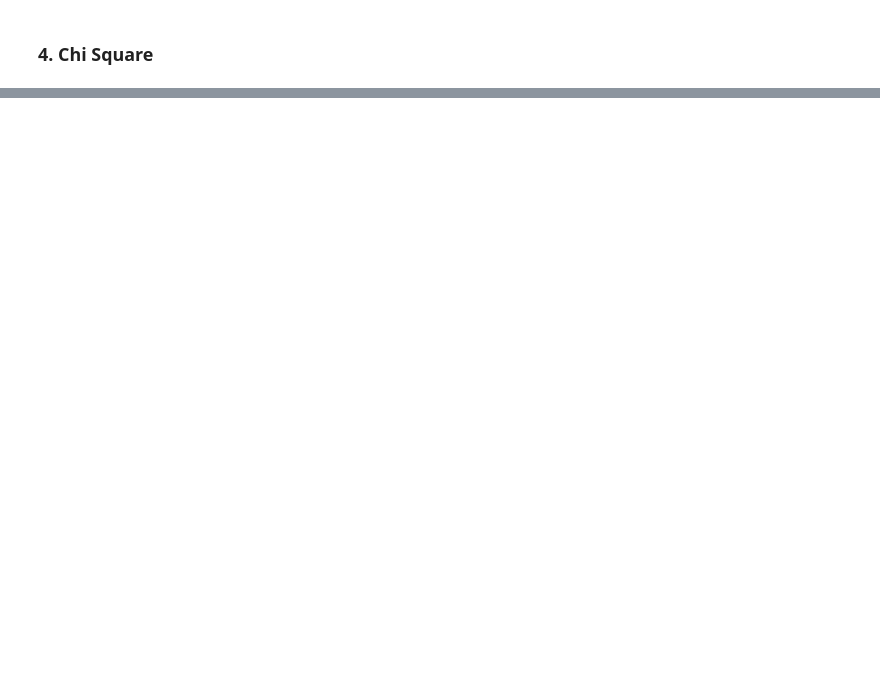
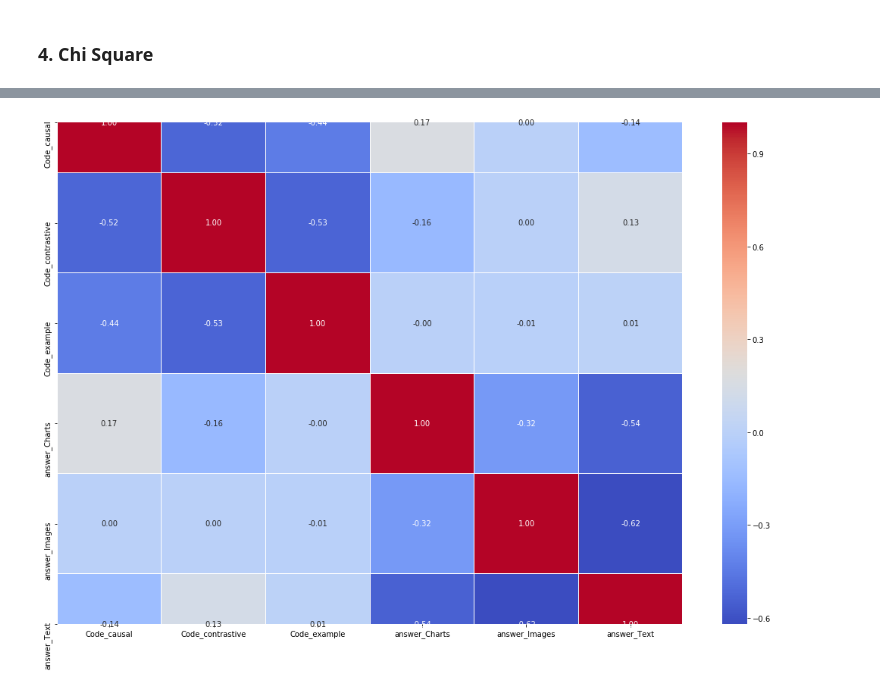
Before and after one commit to tasjian/CS6460, a Jupyter notebook: CS6460 data analysis-April-10.ipynb, the cells around one changed output, grey strips where cells are left out. Saved outputs shown, nothing was run; the diff lists cells and outputs as text; code cells hidden in the pictures; blank space fills up the shorter version.

```diff
--- a/CS6460 data analysis-April-10.ipynb
+++ b/CS6460 data analysis-April-10.ipynb
@@ -94,0 +130,5 @@ print(res)
+# %%
+# convert to categorical using one hot encoding
+#data = pd.get_dummies(data, columns=["Code", "answer"]).head()
+data = pd.get_dummies(data, dummy_na=True)
+data
@@ -94,0 +149,10 @@ print(res)
+# %%
+# Correlation Matrix Heatmap
+data_dropped = data.drop(['Code_nan', 'scale', 'answer_nan'], axis=1)
+f, ax = plt.subplots(figsize=(18.5, 10.5))
+corr = data_dropped.corr()
+hm = sns.heatmap(round(corr,2), annot=True, ax=ax, cmap="coolwarm",fmt='.2f',
+                 linewidths=.05)
+f.subplots_adjust(top=1)
+# %% [output]
+[figure, added]
```
Also changed, not shown: parts of 10 cells of this notebook.
